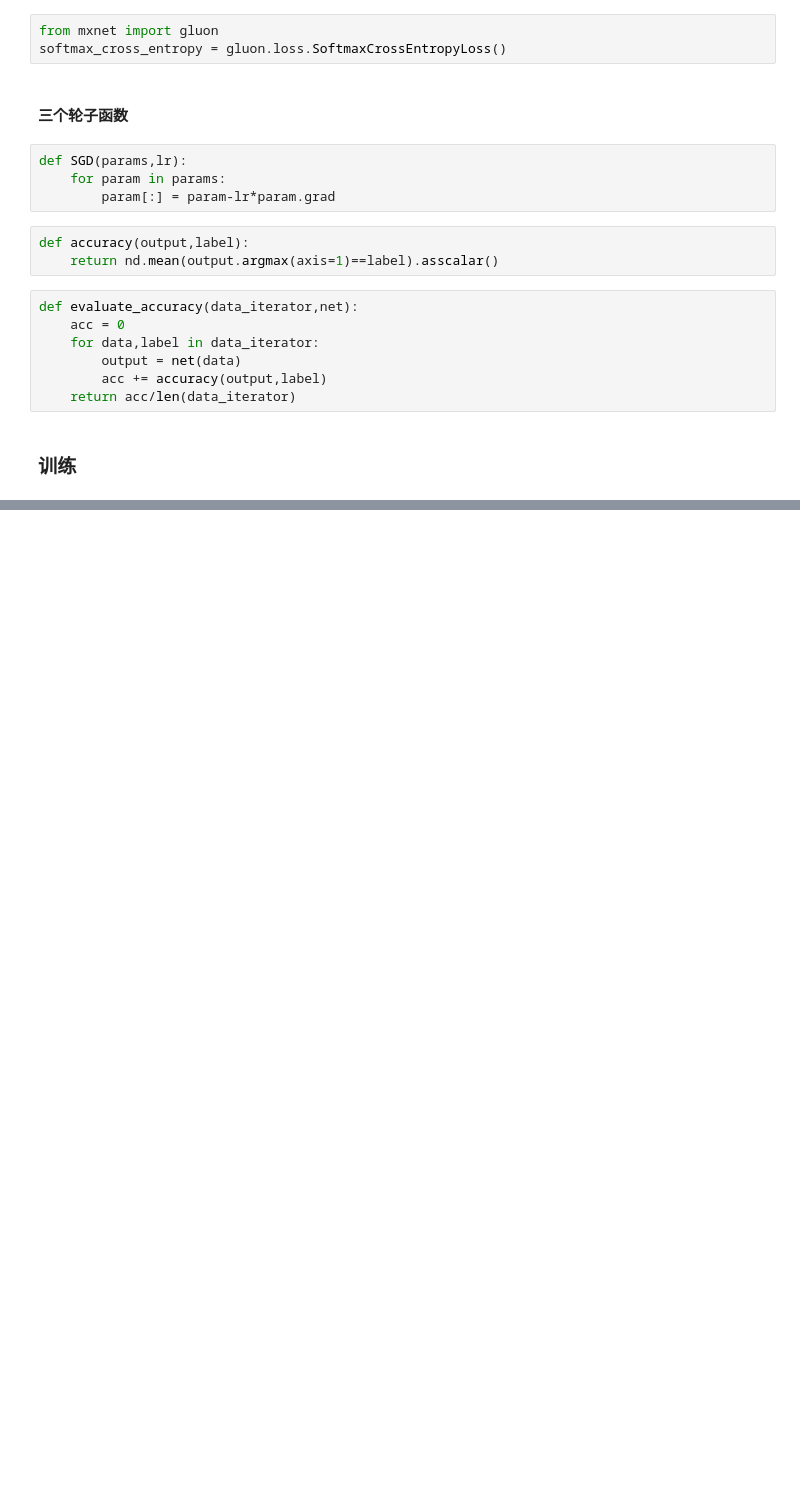
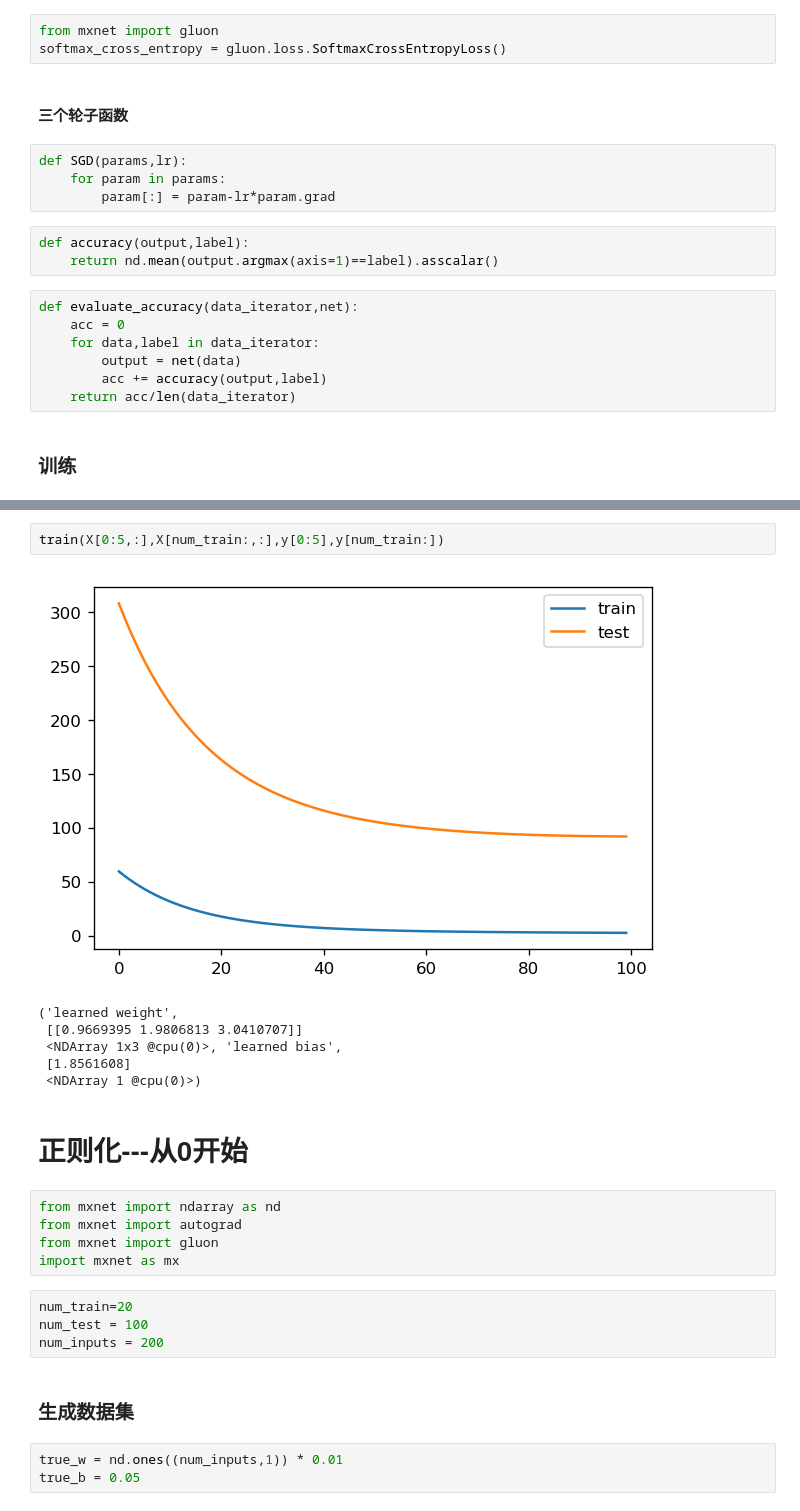
Before and after one commit to 499244188/Mx, a Jupyter notebook: 第二课 过拟合、多层感知机.ipynb, the cells around one changed output, grey strips where cells are left out. Saved outputs shown, nothing was run; the diff lists cells and outputs as text; blank space fills up the shorter version.

```diff
--- a/第二课 过拟合、多层感知机.ipynb
+++ b/第二课 过拟合、多层感知机.ipynb
@@ -104,0 +261,25 @@ Epoch 4. Loss: 0.276812, Train acc 0.899934,Test acc 0.022334
+# %%
+train(X[0:5,:],X[num_train:,:],y[0:5],y[num_train:])
+# %% [output]
+[figure, added]
+('learned weight',
+ [[0.9669395 1.9806813 3.0410707]]
+ <NDArray 1x3 @cpu(0)>, 'learned bias',
+ [1.8561608]
+ <NDArray 1 @cpu(0)>)
+# %% [markdown]
+# 正则化---从0开始
+# %%
+from mxnet import ndarray as nd
+from mxnet import autograd
+from mxnet import gluon
+import mxnet as mx
+# %%
+num_train=20
+num_test = 100
+num_inputs = 200
+# %% [markdown]
+### 生成数据集
+# %%
+true_w = nd.ones((num_inputs,1)) * 0.01
+true_b = 0.05
```
Also changed, not shown: parts of 69 cells of this notebook, 4 other files.
